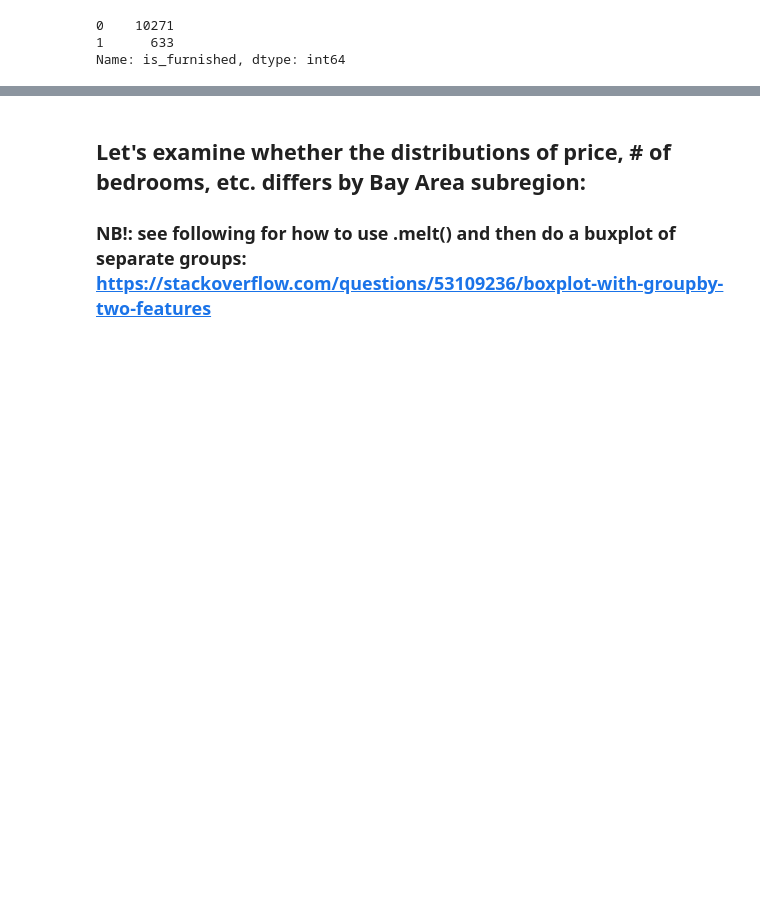
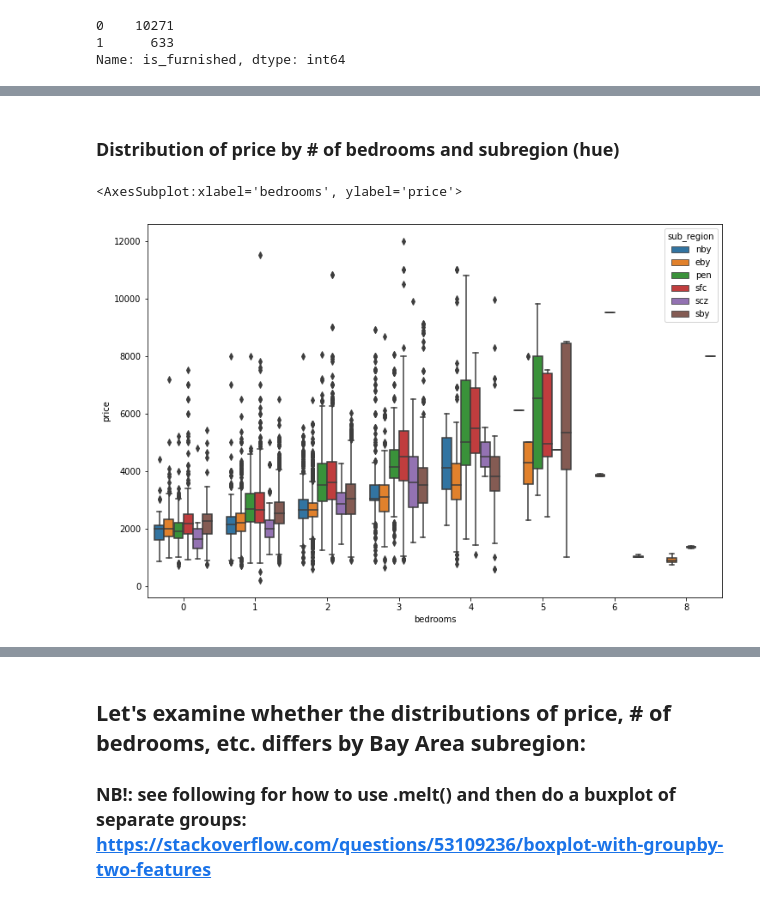
Before and after one commit to Kallen113/craigslist-webcrawler-and-rental-data-analysis, a Jupyter notebook: data_analysis/data_analysis.ipynb, the cells around one changed output, grey strips where cells are left out. Saved outputs shown, nothing was run; the diff lists cells and outputs as text; code cells hidden in the pictures; blank space fills up the shorter version.

```diff
--- a/data_analysis/data_analysis.ipynb
+++ b/data_analysis/data_analysis.ipynb
@@ -201,0 +329,8 @@ Name: is_furnished, dtype: int64
+# %% [markdown]
+### Distribution of price by # of bedrooms and subregion (hue)
+# %%
+#  boxplot of # of bedrooms by pruce and sub_region (hue):
+boxplot_with_y_var_and_hue(df, "bedrooms", "price", "sub_region")
+# %% [output]
+<AxesSubplot:xlabel='bedrooms', ylabel='price'>
+[figure, added]
```
Also changed, not shown: parts of 107 cells of this notebook, 8 other files.
